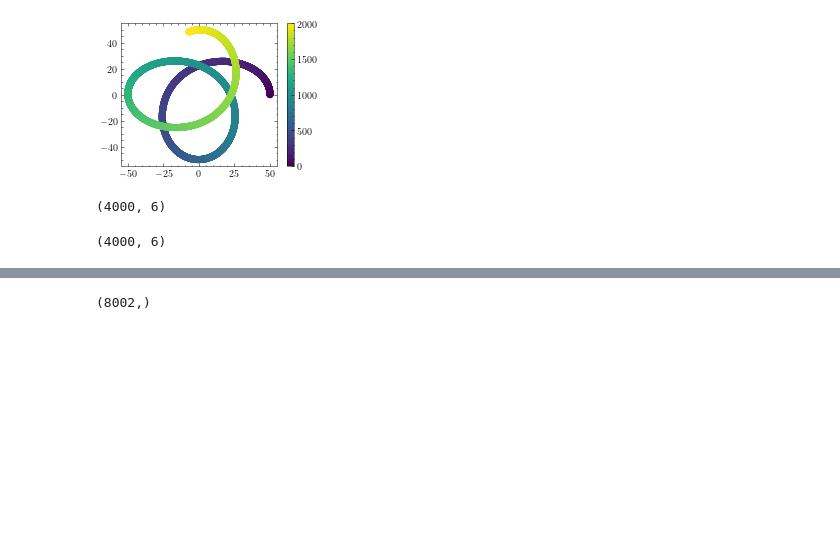
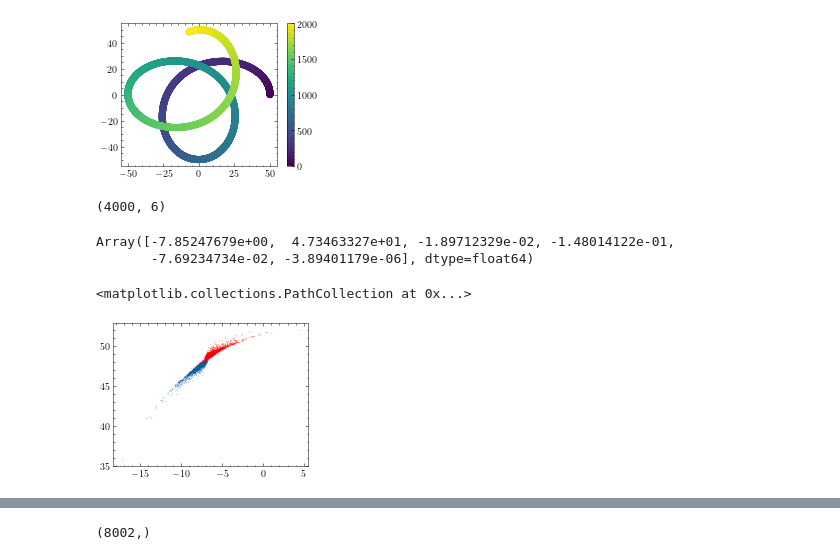
Before and after one commit to GalacticDynamics/galax, a Jupyter notebook: stream_integrator_static_time_dep.ipynb, the cells around one changed output, grey strips where cells are left out. Saved outputs shown, nothing was run; the diff lists cells and outputs as text; code cells hidden in the pictures; blank space fills up the shorter version.

```diff
--- a/stream_integrator_static_time_dep.ipynb
+++ b/stream_integrator_static_time_dep.ipynb
@@ -592,9 +668,21 @@ trail_arm.shape
 # %% [output]
 (4000, 6)
 # %%
-lead_arm.shape
+lead_arm[4]
 # %% [output]
-(4000, 6)
+Array([-7.85247679e+00,  4.73463327e+01, -1.89712329e-02, -1.48014122e-01,
+       -7.69234734e-02, -3.89401179e-06], dtype=float64)
+# %%
+#plt.plot(gala_orb.x,gala_orb.y,color='r')
+plt.scatter(lead_arm[:,0],lead_arm[:,1],s=.01,zorder=2)
+plt.scatter(trail_arm[:,0],trail_arm[:,1],s=.01,zorder=2,color='r')
+
+#plt.xlim(-70,-40)
+#plt.
+#plt.scatter(trail_arm[:,0],trail_arm[:,1],s=0.05)
+# %% [output]
+<matplotlib.collections.PathCollection at 0x...>
+[figure, added]
 # %%
 #plt.plot(gala_orb.x,gala_orb.y,color='r')
 plt.scatter(lead_arm[:,0],lead_arm[:,1],s=.01,zorder=2)
```
Also changed, not shown: parts of 8 cells of this notebook.
